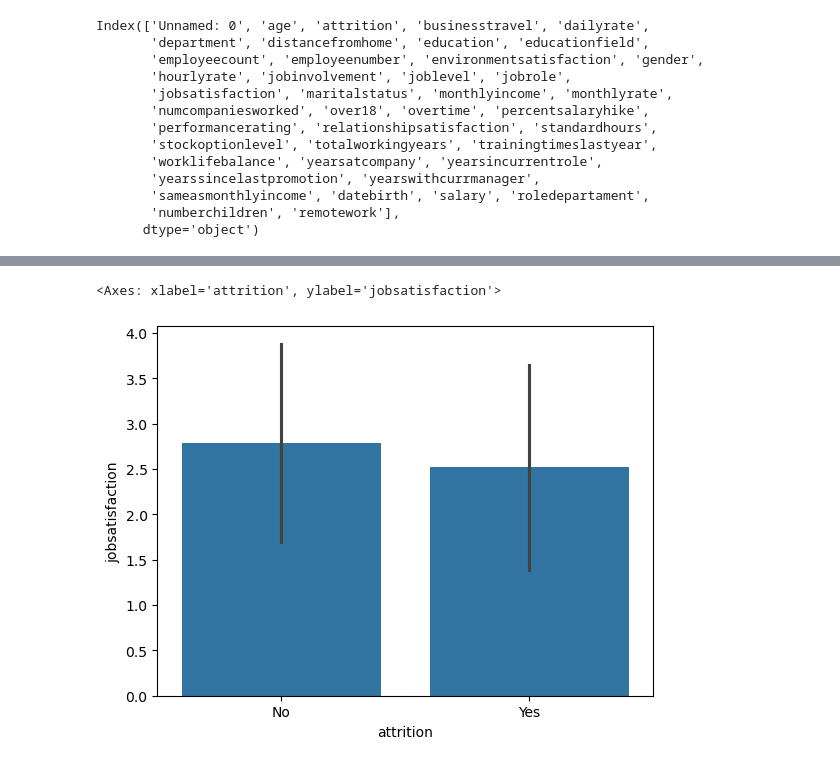
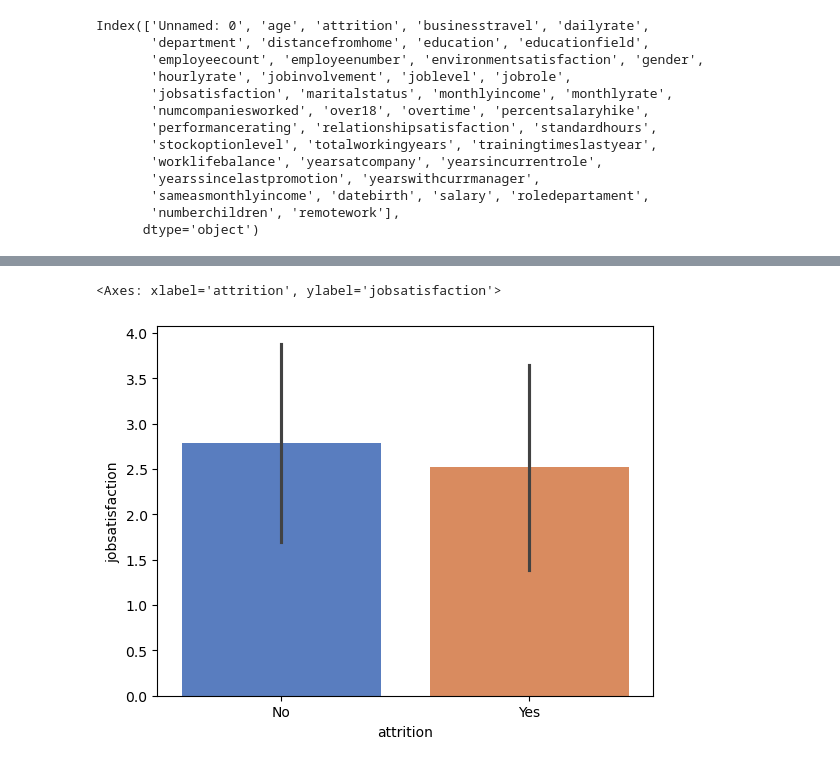
Before and after one commit to xcgrisales/project-da-promo-50-modulo-3-team-4, a Jupyter notebook: prueba_visualizacion.ipynb, the cells around one changed output, grey strips where cells are left out. Saved outputs shown, nothing was run; the diff lists cells and outputs as text; code cells hidden in the pictures.

Commit message:
visualizacion

```diff
--- a/prueba_visualizacion.ipynb
+++ b/prueba_visualizacion.ipynb
@@ -125,2 +134,4 @@ df['age'] = pd.to_numeric(df['age'], errors='coerce')
 # %%
+df['age'] = pd.to_numeric(df['age'], errors='coerce')
 df['grupo_edad'] = df['age'].apply(categorizar_edad)
+df['Attrition_Edad'] = df['attrition'] + ' - ' + df['grupo_edad']
@@ -148,0 +141,4 @@ plt.show()
+# %%
+# no se ordena!!no se por qué
+df['grupo_edad'] = pd.Categorical(df['grupo_edad'], categories=['jovenes', 'mediana_edad', 'senior'], ordered=True)
+df_sorted = df.sort_values('grupo_edad')
@@ -149,5 +172,5 @@ plt.show()
 # %%
-sns.barplot(x='attrition', y='jobsatisfaction', data=df, ci='sd')
+sns.barplot(x='attrition', y='jobsatisfaction',data=df, ci='sd', edgecolor= None, palette= 'muted')
 # %% [output]
 <Axes: xlabel='attrition', ylabel='jobsatisfaction'>
-[figure, old version]
+[figure, new version]
```
Also changed, not shown: parts of 17 cells of this notebook.
